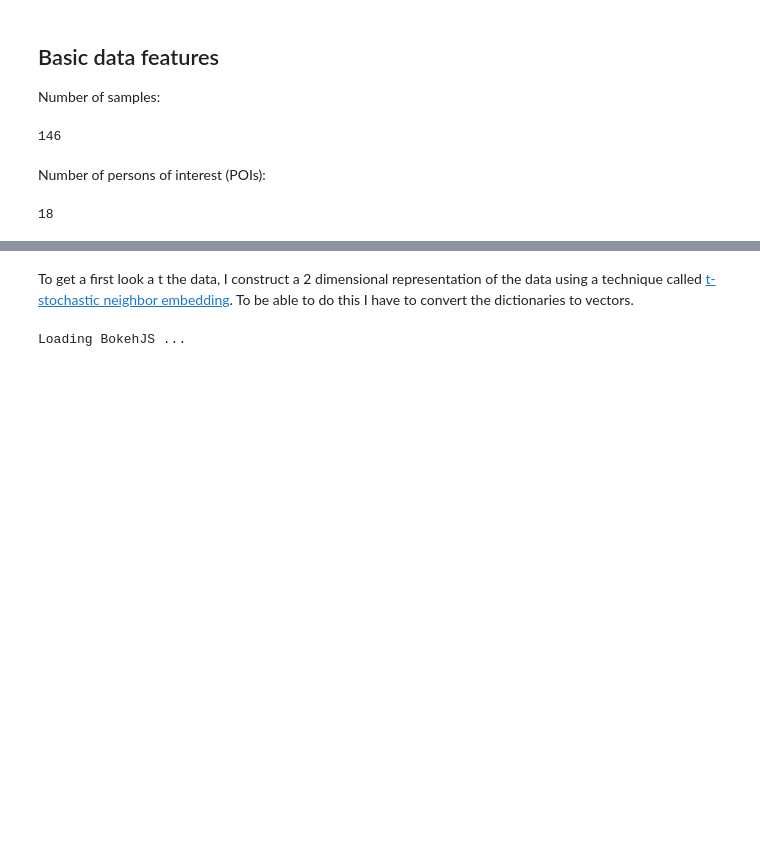
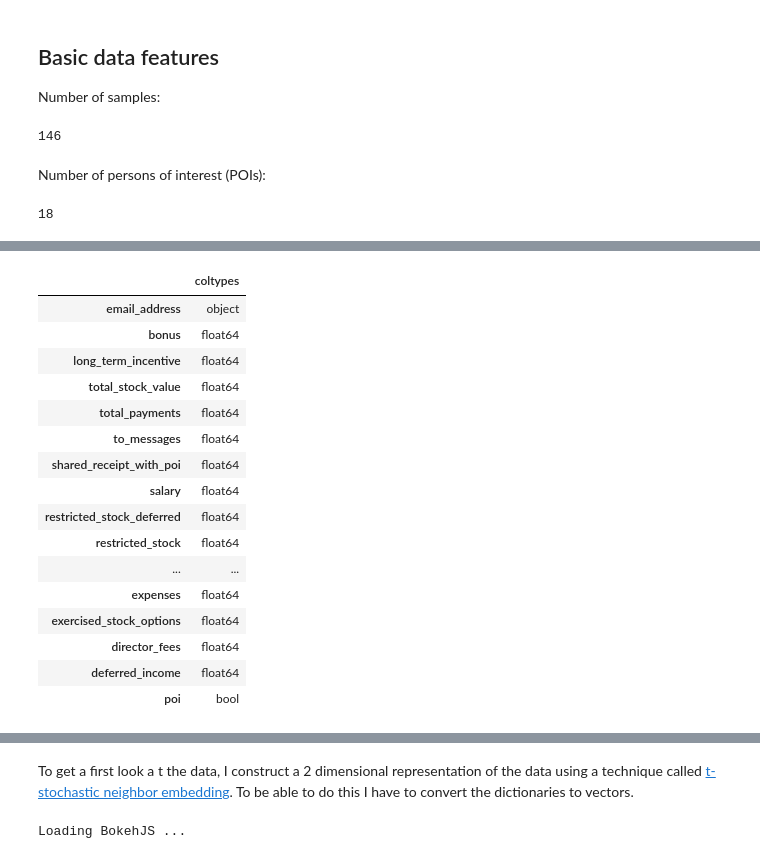
Before and after one commit to mbunse/ud120-projects, a Jupyter notebook: final_project/Look At Enron data set.ipynb, the cells around one changed output, grey strips where cells are left out. Drawn from its saved outputs; the diff is of its cells as text; code cells hidden in the pictures; blank space fills up the shorter version.

```diff
--- a/final_project/Look At Enron data set.ipynb
+++ b/final_project/Look At Enron data set.ipynb
@@ -48,0 +107,27 @@ sum(labels)
+# %%
+def get_col_types(data):
+    colnames = []
+    coltypes = []
+    for col in data.columns:
+        colnames.append(col)
+        coltypes.append(data[col].dtype)
+    return pd.DataFrame(coltypes, index=colnames, columns=["coltypes"]).sort_values(by="coltypes", ascending=False)
+get_col_types(data)
+# %% [output]
+|  | coltypes |
+| email_address | object |
+| bonus | float64 |
+| long_term_incentive | float64 |
+| total_stock_value | float64 |
+| total_payments | float64 |
+| to_messages | float64 |
+| shared_receipt_with_poi | float64 |
+| salary | float64 |
+| restricted_stock_deferred | float64 |
+| restricted_stock | float64 |
+| ... | ... |
+| expenses | float64 |
+| exercised_stock_options | float64 |
+| director_fees | float64 |
+| deferred_income | float64 |
+| poi | bool |
```
Also changed, not shown: parts of 9 cells of this notebook.
